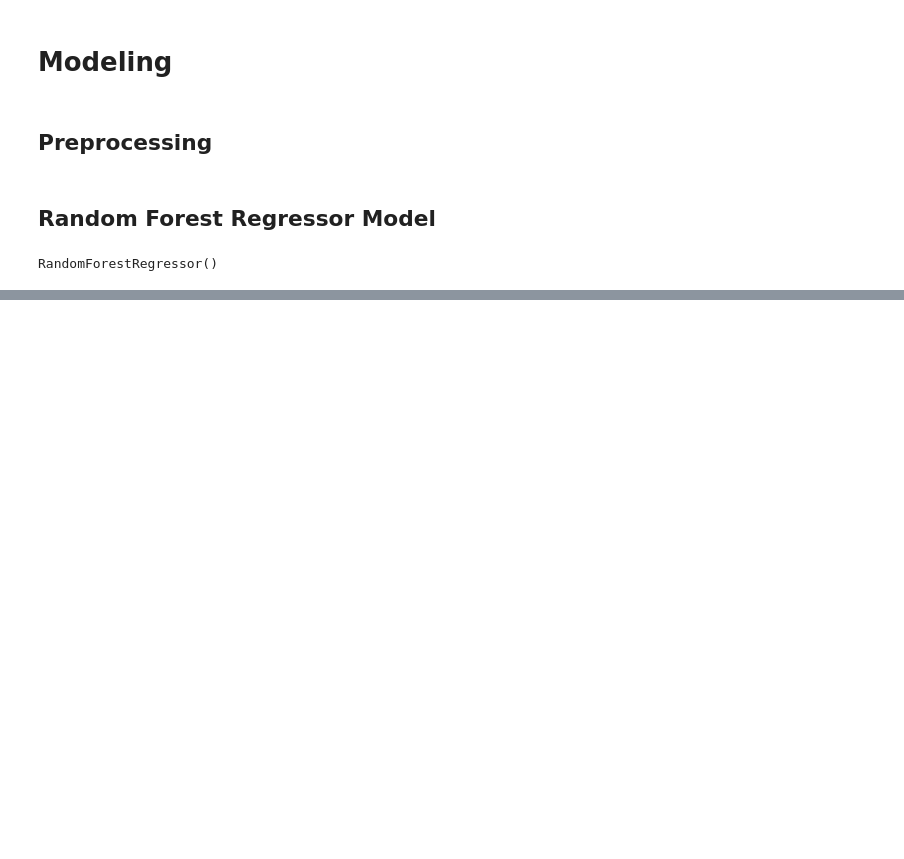
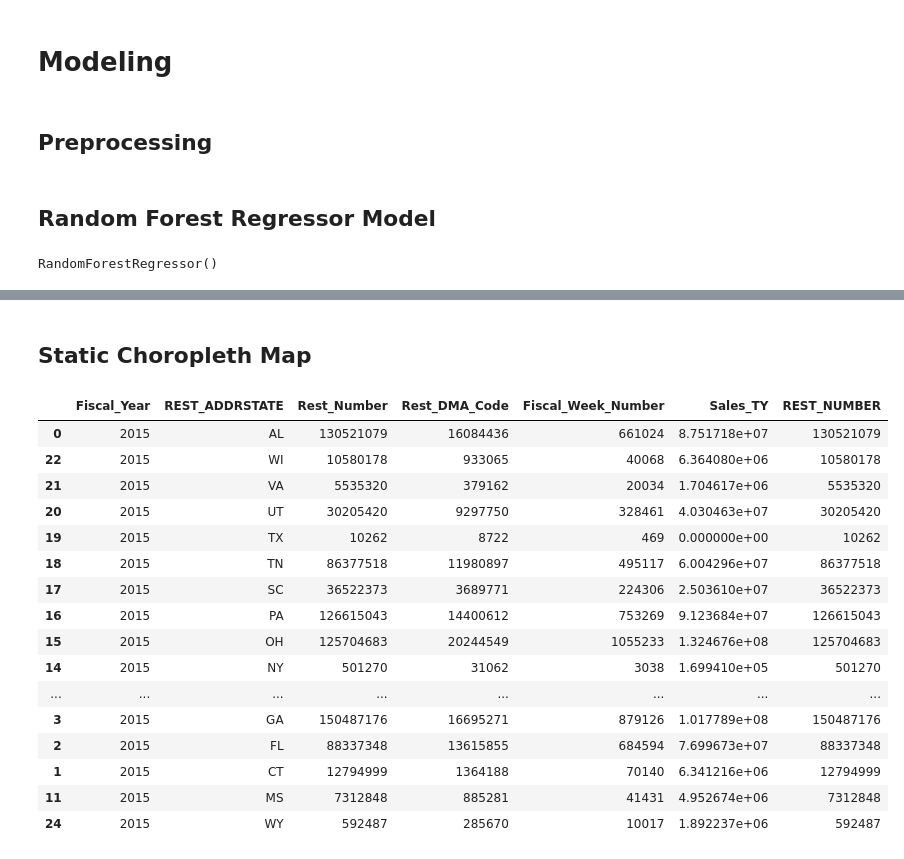
Before and after one commit to will4865/Inspire-Brands-Case-Study, a Jupyter notebook: technical-case-study.ipynb, the cells around one changed output, grey strips where cells are left out. Cells and saved outputs as stored; diff of their text form; code cells hidden in the pictures; blank space fills up the shorter version.

Commit message:
added Choropleth maps and functions

```diff
--- a/technical-case-study.ipynb
+++ b/technical-case-study.ipynb
@@ -875,0 +979,27 @@ round(np.sum(predictions_df['weekly_predictions']),2)
+# %% [markdown]
+## Static Choropleth Map
+# %%
+static_df = arg_sales.merge(restaurant, how = 'left', left_on = 'Rest_Number', right_on='REST_NUMBER')
+# %%
+static_df1 = static_df.loc[static_df['Fiscal_Year'] == 2015]
+static_df1= static_df1.groupby(['Fiscal_Year',
+                   'REST_ADDRSTATE']).sum().reset_index().sort_values('Fiscal_Year')
+static_df1
+# %% [output]
+|  | Fiscal_Year | REST_ADDRSTATE | Rest_Number | Rest_DMA_Code | Fiscal_Week_Number | Sales_TY | REST_NUMBER |
+| 0 | 2015 | AL | 130521079 | 16084436 | 661024 | 8.751718e+07 | 130521079 |
+| 22 | 2015 | WI | 10580178 | 933065 | 40068 | 6.364080e+06 | 10580178 |
+| 21 | 2015 | VA | 5535320 | 379162 | 20034 | 1.704617e+06 | 5535320 |
+| 20 | 2015 | UT | 30205420 | 9297750 | 328461 | 4.030463e+07 | 30205420 |
+| 19 | 2015 | TX | 10262 | 8722 | 469 | 0.000000e+00 | 10262 |
+| 18 | 2015 | TN | 86377518 | 11980897 | 495117 | 6.004296e+07 | 86377518 |
+| 17 | 2015 | SC | 36522373 | 3689771 | 224306 | 2.503610e+07 | 36522373 |
+| 16 | 2015 | PA | 126615043 | 14400612 | 753269 | 9.123684e+07 | 126615043 |
+| 15 | 2015 | OH | 125704683 | 20244549 | 1055233 | 1.324676e+08 | 125704683 |
+| 14 | 2015 | NY | 501270 | 31062 | 3038 | 1.699410e+05 | 501270 |
+| ... | ... | ... | ... | ... | ... | ... | ... |
+| 3 | 2015 | GA | 150487176 | 16695271 | 879126 | 1.017789e+08 | 150487176 |
+| 2 | 2015 | FL | 88337348 | 13615855 | 684594 | 7.699673e+07 | 88337348 |
+| 1 | 2015 | CT | 12794999 | 1364188 | 70140 | 6.341216e+06 | 12794999 |
+| 11 | 2015 | MS | 7312848 | 885281 | 41431 | 4.952674e+06 | 7312848 |
+| 24 | 2015 | WY | 592487 | 285670 | 10017 | 1.892237e+06 | 592487 |
```
Also changed, not shown: parts of 40 cells of this notebook.
